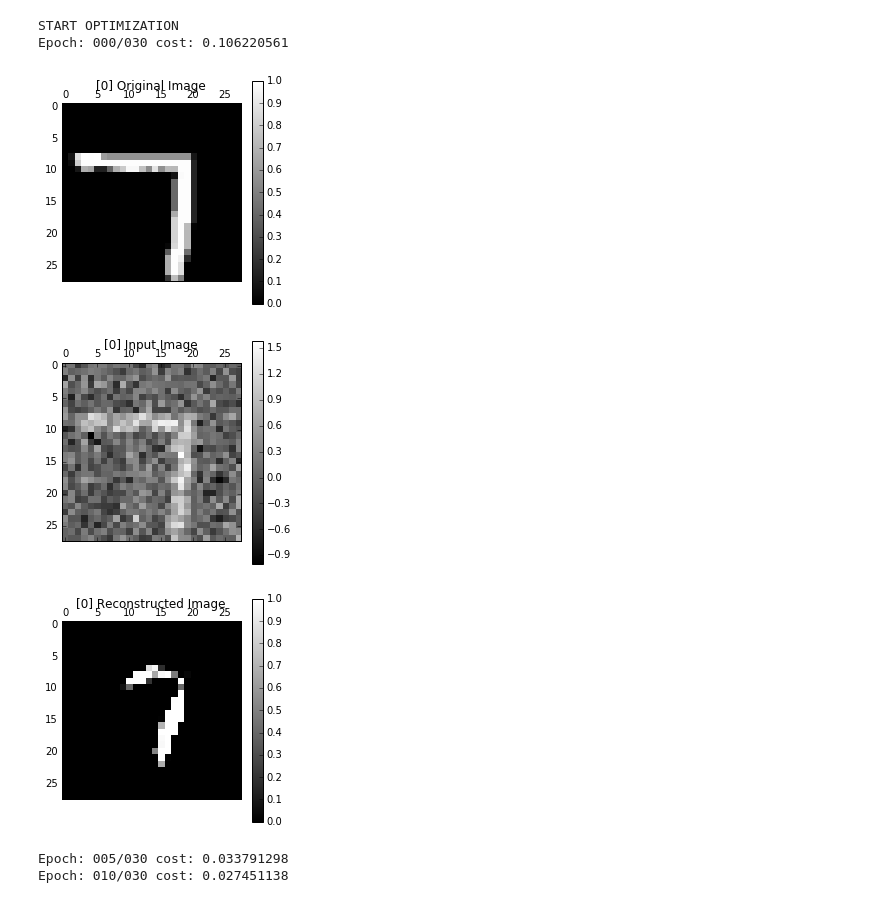
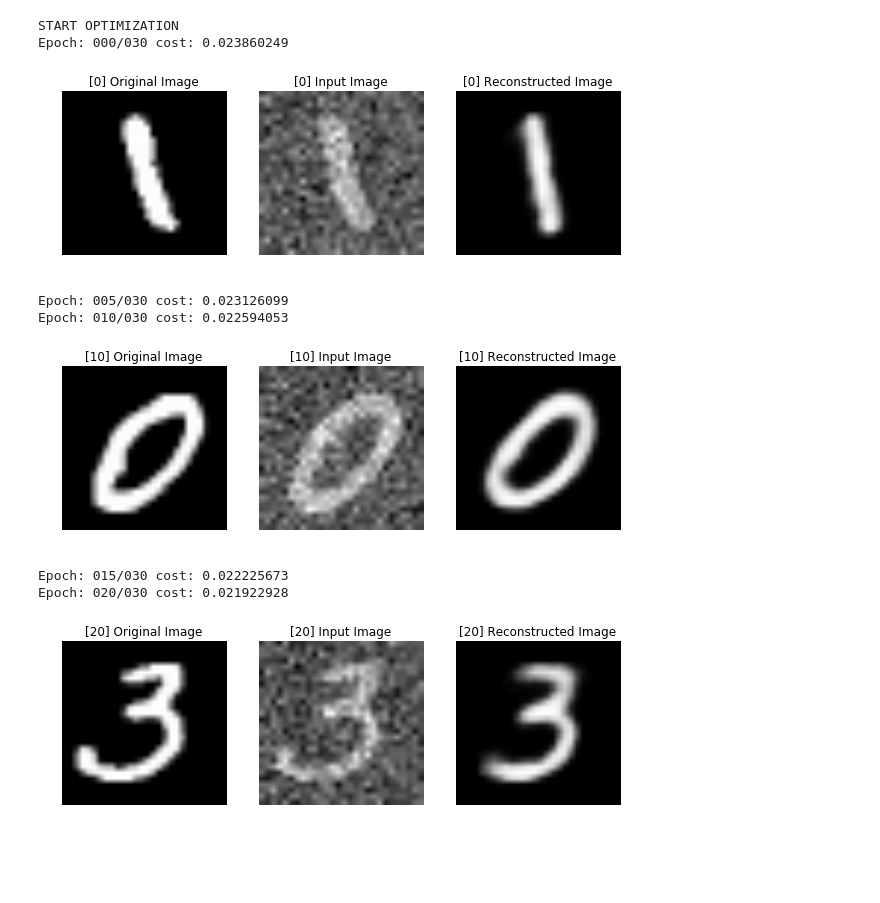
Before and after one commit to vllab/TSMC_DL, a Jupyter notebook: MNIST_Dae_Dropout.ipynb, the cells around one changed output. Drawn from its saved outputs; the diff is of its cells as text; code cells hidden in the pictures; blank space fills up the shorter version.

```diff
--- a/MNIST_Dae_Dropout.ipynb
+++ b/MNIST_Dae_Dropout.ipynb
@@ -33,14 +30,17 @@ device2use = "/cpu:0"
 # %%
 # Network Parameters
 n_input    = 784 # MNIST data input (img shape: 28*28)
-n_hidden_1 = 256 # 1st layer num features
-n_hidden_2 = 256 # 2nd layer num features
+n_hidden_1 = 256 # 1st layer num neurons
+n_hidden_2 = 256 # 2nd layer num neurons
 n_output   = 784 #
+
 with tf.device(device2use):
     # tf Graph input
     x = tf.placeholder("float", [None, n_input])
-    y = tf.placeholder("float", [None, n_output])
-    dropout_keep_prob = tf.placeholder("float")
+    y = tf.placeholder(tf.float32, [None, n_output])
+    dropout_keep_prob = tf.placeholder("float", [])  # []: this shape means a scalar
+    print(x)
+
     # Store layers weight & bias
     weights = {
         'h1': tf.Variable(tf.random_normal([n_input, n_hidden_1])),
@@ -52,3 +52,4 @@ with tf.device(device2use):
         'b2': tf.Variable(tf.random_normal([n_hidden_2])),
         'out': tf.Variable(tf.random_normal([n_output]))
     }
+    print(weights['h1'])
@@ -88,62 +93,80 @@ FUNCTIONS READY
 # %%
 do_train = 1
-sess = tf.Session(config=tf.ConfigProto(
-        allow_soft_placement=True, log_device_placement=True))
-sess.run(init)
+config = tf.ConfigProto(allow_soft_placement=True, log_device_placement=True)
+sess = tf.Session(config=config)
+sess.run(init_op)
 # %%
 training_epochs = 30
 batch_size      = 100
 display_step    = 5
 plot_step       = 10
+save_step       = 10
 if do_train:
     print ("START OPTIMIZATION")
     for epoch in range(training_epochs):
         avg_cost = 0.
         num_batch = int(mnist.train.num_examples/batch_size)
         for i in range(num_batch):
-            randidx = np.random.randint(trainimg.shape[0], size=batch_size)
-            batch_xs = trainimg[randidx, :]
-            batch_xs_noisy = batch_xs + 0.3*np.random.randn(batch_xs.shape[0], 784)
-            feed1 = {x: batch_xs_noisy, y: batch_xs, dropout_keep_prob: 0.5}
+            batch_xs, _ = mnist.train.next_batch(batch_size)
+            batch_xs_noisy = batch_xs + 0.3 * np.random.randn(batch_xs.shape[0], 784)
+
+            feed1 = {x: batch_xs_noisy,
+                     y: batch_xs,
+                     dropout_keep_prob: 0.5}
             sess.run(optimizer, feed_dict=feed1)
-            feed2 = {x: batch_xs_noisy, y: batch_xs, dropout_keep_prob: 1}
-            avg_cost += sess.run(cost, feed_dict=feed2)/num_batch
 
-        # DISPLAY
+            feed2 = {x: batch_xs_noisy,
+                     y: batch_xs,
+                     dropout_keep_prob: 1}
+            avg_cost += sess.run(cost, feed_dict=feed2) / num_batch
+
+        # display infot
         if epoch % display_step == 0:
             print ("Epoch: %03d/%03d cost: %.9f" % (epoch, training_epochs, avg_cost))
+
+        # visualize
         if epoch % plot_step == 0 or epoch == training_epochs-1:
             # TEST
             randidx  = np.random.randint(testimg.shape[0], size=1)
             testvec  = testimg[randidx, :]
             noisyvec = testvec + 0.3*np.random.randn(1, 784)
             outvec   = sess.run(out, feed_dict={x: testvec, dropout_keep_prob: 1.})
             outimg   = np.reshape(outvec, (28, 28))
 
             # PLOT
-            plt.matshow(np.reshape(testvec, (28, 28)), cmap=plt.get_cmap('gray'))
+            plt.figure(figsize=(10,30))
+            plt.subplot(131)
+            plt.imshow(np.reshape(testvec, (28, 28)), cmap=plt.get_cmap('gray'))
+            plt.axis('off')
             plt.title("[" + str(epoch) + "] Original Image")
-            plt.colorbar()
-            plt.matshow(np.reshape(noisyvec, (28, 28)), cmap=plt.get_cmap('gray'))
+
+            plt.subplot(132)
+            plt.imshow(np.reshape(noisyvec, (28, 28)), cmap=plt.get_cmap('gray'))
+            plt.axis('off')
             plt.title("[" + str(epoch) + "] Input Image")
-            plt.colorbar()
-            plt.matshow(outimg, cmap=plt.get_cmap('gray'))
+
+            plt.subplot(133)
+            plt.imshow(outimg, cmap=plt.get_cmap('gray'))
+            plt.axis('off')
             plt.title("[" + str(epoch) + "] Reconstructed Image")
-            plt.colorbar()
+
             plt.show()
 
-            # SAVE
-            saver.save(sess, savedir + 'dae_dr.ckpt', global_step=epoch)
+        # SAVE
+        if epoch % save_step == 0 or epoch == training_epochs-1:
+            saver.save(sess, os.path.join(savedir, 'dae'), global_step=epoch)
 
-    print ("Optimization Finished!")
+    print ("Optimization done!")
 else:
     print ("RESTORE")
     saver.restore(sess, "nets/dae_dr.ckpt-" + str(training_epochs-1))
 # %% [output]
 START OPTIMIZATION
-Epoch: 000/030 cost: 0.106220561
+Epoch: 000/030 cost: 0.023860249
-[figure, old version]
+[figure, new version]
+Epoch: 005/030 cost: 0.023126099
+Epoch: 010/030 cost: 0.022594053
-[figure, old version]
+[figure, new version]
+Epoch: 015/030 cost: 0.022225673
+Epoch: 020/030 cost: 0.021922928
-[figure, old version]
+[figure, new version]
-Epoch: 005/030 cost: 0.033791298
-Epoch: 010/030 cost: 0.027451138
```
Also changed, not shown: parts of 22 cells of this notebook, 14 other files.
